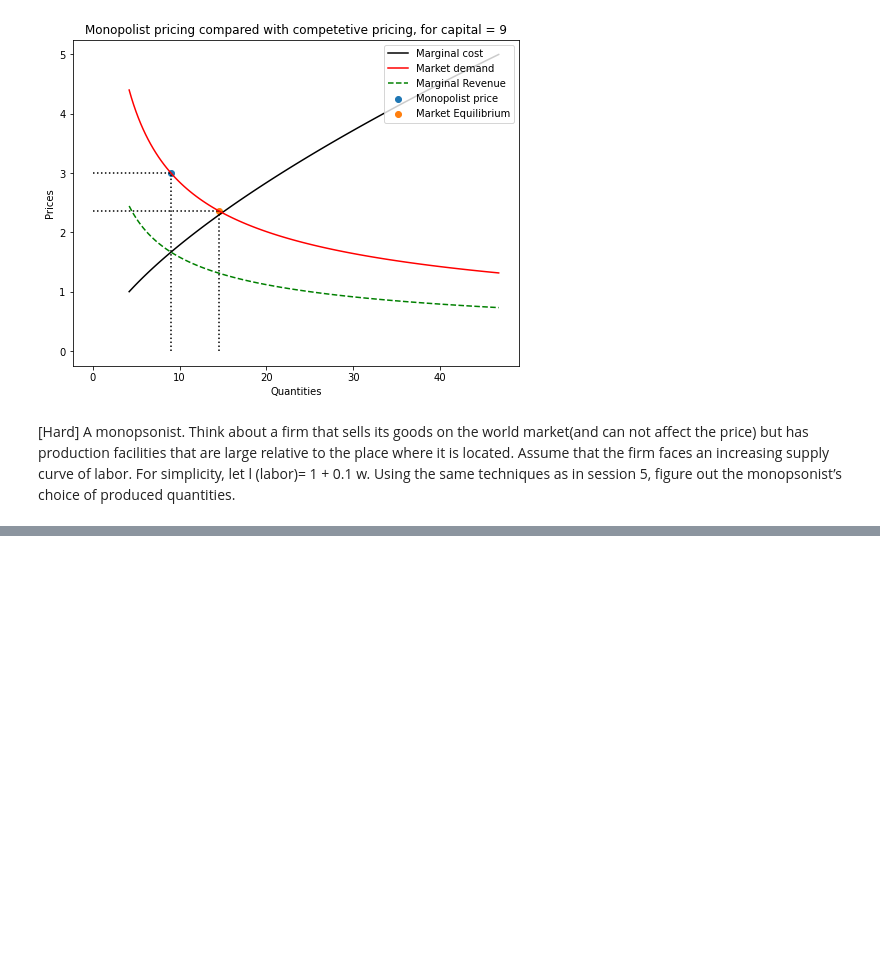
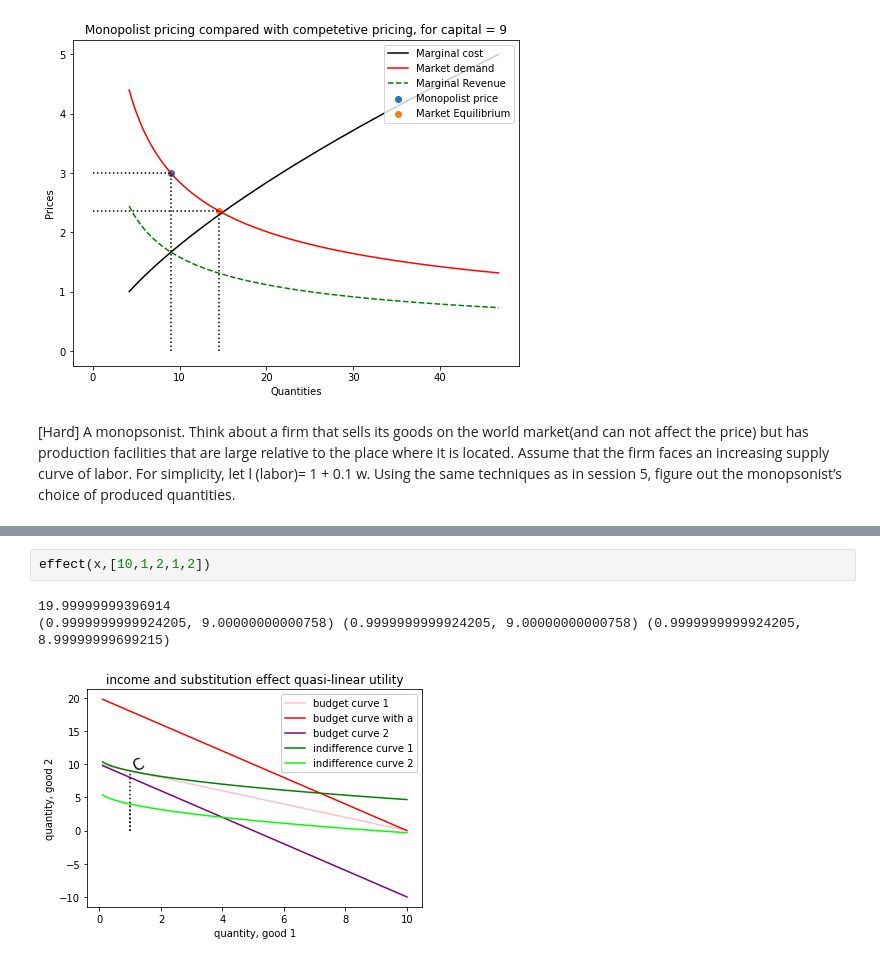
Before and after one commit to PaulineMalaguti/EBA3650, a Jupyter notebook: Lecture 5/QE_Problem_Set_5.ipynb, the cells around one changed output, grey strips where cells are left out. Saved outputs shown, nothing was run; the diff lists cells and outputs as text; blank space fills up the shorter version.

```diff
--- a/Lecture 5/QE_Problem_Set_5.ipynb
+++ b/Lecture 5/QE_Problem_Set_5.ipynb
@@ -625,0 +791,6 @@ Text(0.5, 1.0, 'Production output depending on the wages')
+# %%
+effect(x,[10,1,2,1,2])
+# %% [output]
+19.99999999396914
+(0.9999999999924205, 9.00000000000758) (0.9999999999924205, 9.00000000000758) (0.9999999999924205, 8.99999999699215)
+[figure, added]
```
Also changed, not shown: parts of 12 cells of this notebook.
